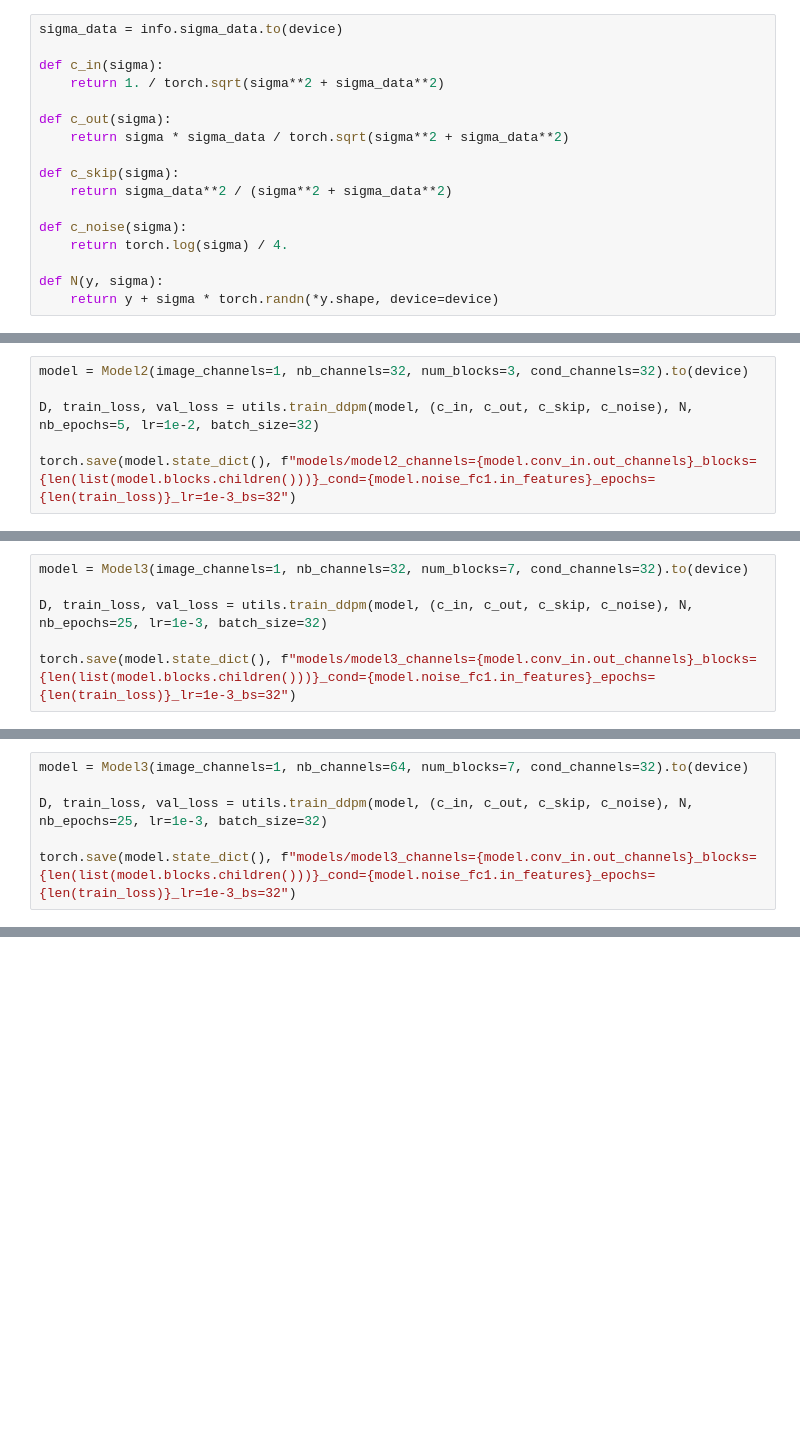
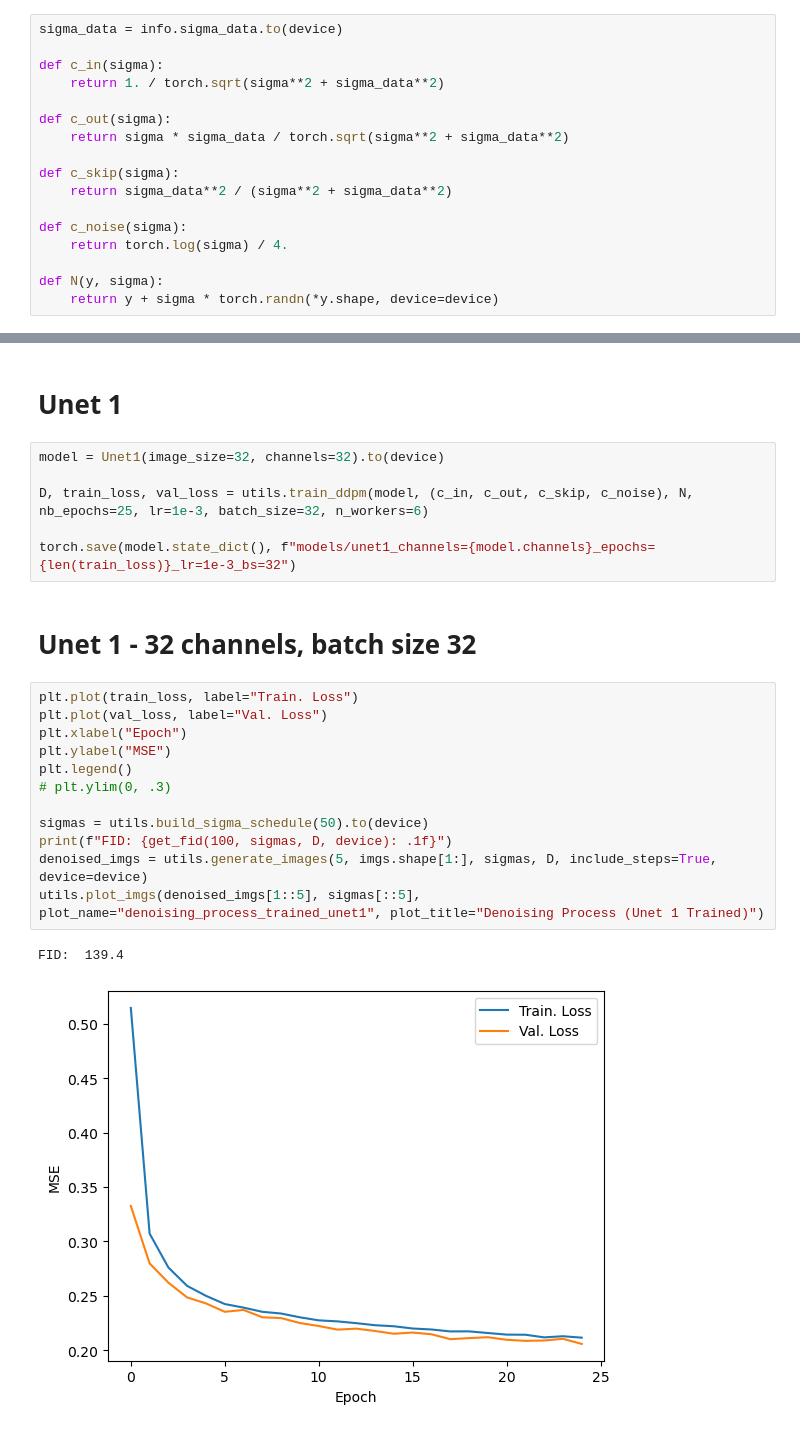
Before and after one commit to chrisfinlay/ddpm, a Jupyter notebook: project.ipynb, the cells around one changed output, grey strips where cells are left out. Drawn from its saved outputs; the diff is of its cells as text; blank space fills up the shorter version.

```diff
--- a/project.ipynb
+++ b/project.ipynb
@@ -87,6 +53,0 @@ utils.plot_imgs(denoised_imgs[1::5], sigmas[::5], plot_name="denoising_process_t
-# %%
-model = Model2(image_channels=1, nb_channels=32, num_blocks=3, cond_channels=32).to(device)
-
-D, train_loss, val_loss = utils.train_ddpm(model, (c_in, c_out, c_skip, c_noise), N, nb_epochs=5, lr=1e-2, batch_size=32)
-
-torch.save(model.state_dict(), f"models/model2_channels={model.conv_in.out_channels}_blocks={len(list(model.blocks.children()))}_cond={model.noise_fc1.in_features}_epochs={len(train_loss)}_lr=1e-3_bs=32")
@@ -108,6 +53,0 @@ utils.plot_imgs(denoised_imgs[1::5], sigmas[::5], plot_name="denoising_process_t
-# %%
-model = Model3(image_channels=1, nb_channels=32, num_blocks=7, cond_channels=32).to(device)
-
-D, train_loss, val_loss = utils.train_ddpm(model, (c_in, c_out, c_skip, c_noise), N, nb_epochs=25, lr=1e-3, batch_size=32)
-
-torch.save(model.state_dict(), f"models/model3_channels={model.conv_in.out_channels}_blocks={len(list(model.blocks.children()))}_cond={model.noise_fc1.in_features}_epochs={len(train_loss)}_lr=1e-3_bs=32")
@@ -128,6 +53,0 @@ utils.plot_imgs(denoised_imgs[1::5], sigmas[::5], plot_name="denoising_process_t
-# %%
-model = Model3(image_channels=1, nb_channels=64, num_blocks=7, cond_channels=32).to(device)
-
-D, train_loss, val_loss = utils.train_ddpm(model, (c_in, c_out, c_skip, c_noise), N, nb_epochs=25, lr=1e-3, batch_size=32)
-
-torch.save(model.state_dict(), f"models/model3_channels={model.conv_in.out_channels}_blocks={len(list(model.blocks.children()))}_cond={model.noise_fc1.in_features}_epochs={len(train_loss)}_lr=1e-3_bs=32")
@@ -195,0 +69,25 @@ tensor(415.2450, device='cuda:0')
+# %% [markdown]
+# Unet 1
+# %%
+model = Unet1(image_size=32, channels=32).to(device)
+
+D, train_loss, val_loss = utils.train_ddpm(model, (c_in, c_out, c_skip, c_noise), N, nb_epochs=25, lr=1e-3, batch_size=32, n_workers=6)
+
+torch.save(model.state_dict(), f"models/unet1_channels={model.channels}_epochs={len(train_loss)}_lr=1e-3_bs=32")
+# %% [markdown]
+# Unet 1 - 32 channels, batch size 32
+# %%
+plt.plot(train_loss, label="Train. Loss")
+plt.plot(val_loss, label="Val. Loss")
+plt.xlabel("Epoch")
+plt.ylabel("MSE")
+plt.legend()
+# plt.ylim(0, .3)
+
+sigmas = utils.build_sigma_schedule(50).to(device)
+print(f"FID: {get_fid(100, sigmas, D, device): .1f}")
+denoised_imgs = utils.generate_images(5, imgs.shape[1:], sigmas, D, include_steps=True, device=device)
+utils.plot_imgs(denoised_imgs[1::5], sigmas[::5], plot_name="denoising_process_trained_unet1", plot_title="Denoising Process (Unet 1 Trained)")
+# %% [output]
+FID:  139.4
+[figure, added]
```
Also changed, not shown: parts of 44 cells of this notebook, 6 other files.
